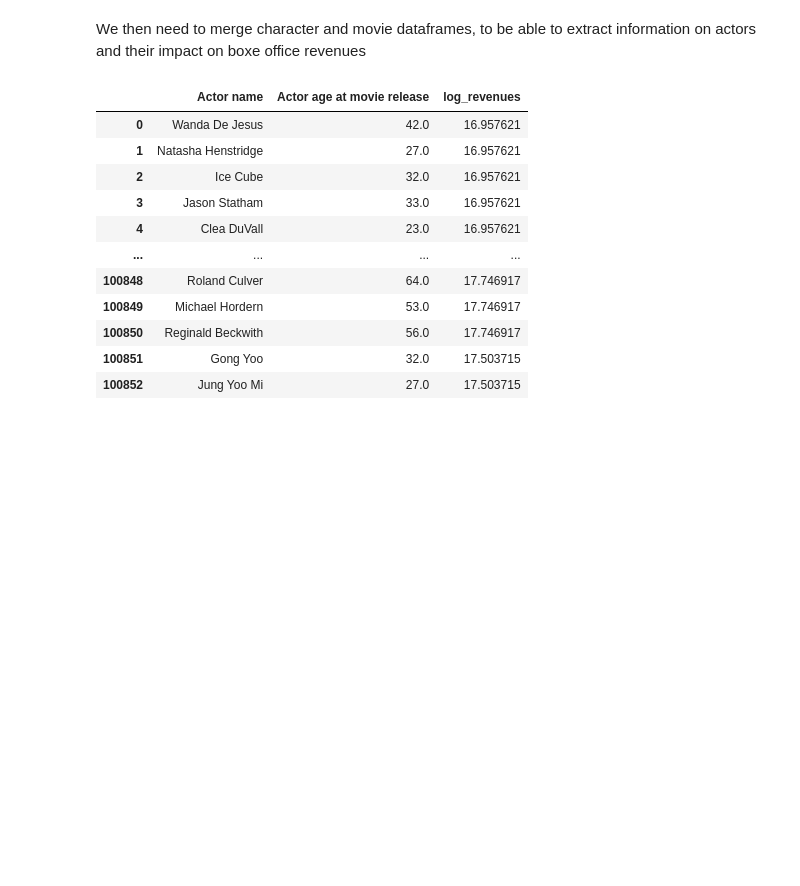
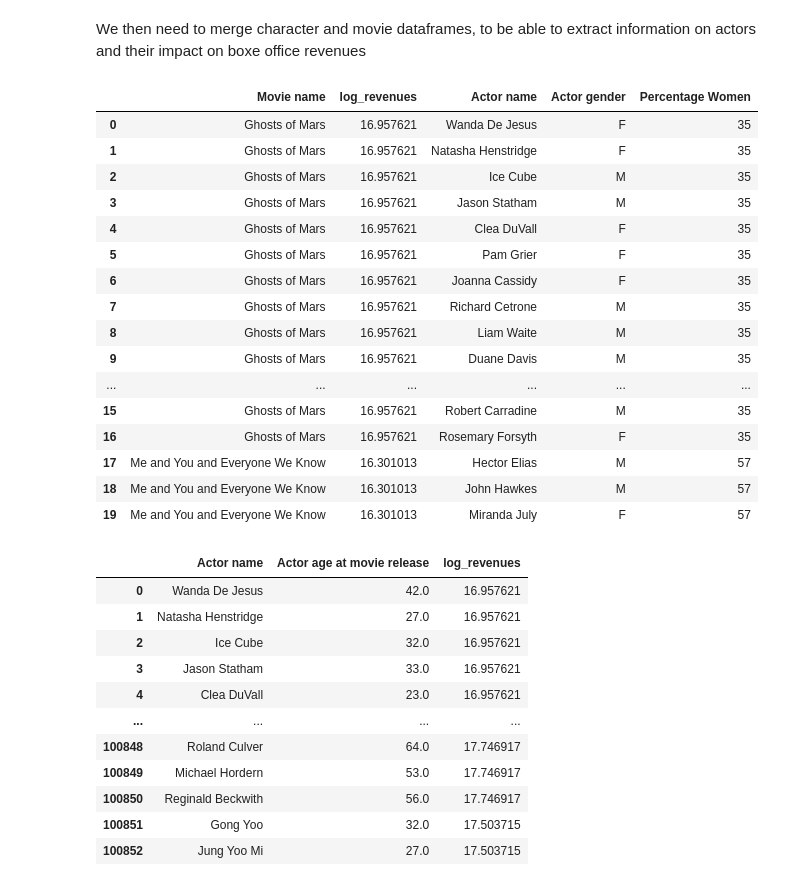
Before and after one commit to epfl-ada/ada-2023-project-adaflix, a Jupyter notebook: garik_notebook.ipynb, the cells around one changed output. Cells and saved outputs as stored; diff of their text form; code cells hidden in the pictures; blank space fills up the shorter version.

```diff
--- a/garik_notebook.ipynb
+++ b/garik_notebook.ipynb
@@ -129,5 +128,35 @@ We then need to merge character and movie dataframes, to be able to extract info
 # Merging character_df and movie_with_inflation DataFrames on 'Wikipedia movie ID'
 # Dropping the 'Movie release date' column from character_df to avoid duplicate columns after the merge
 character_movie_merged_df = pd.merge(character_df.drop(['Movie release date'],axis=1), movie_with_inflation, on=['Wikipedia movie ID'])
+# %%
+actor_gender_movie_df = character_movie_merged_df[['Movie name','log_revenues','Actor name','Actor gender']].copy()
+# %%
+actor_gender_movie_df.dropna(inplace=True)
+# %%
+actor_gender_movie_df['Percentage Women'] = (actor_gender_movie_df.groupby('Movie name')['Actor gender']
+                                              .transform(lambda x: (x == 'F').mean() * 100)
+                                              .fillna(0)  # Fill NaN with 0
+                                              .astype(int)  # Ensure the column is of float type
+                                             )
+# %%
+actor_gender_movie_df.head(20)
+# %% [output]
+|  | Movie name | log_revenues | Actor name | Actor gender | Percentage Women |
+| 0 | Ghosts of Mars | 16.957621 | Wanda De Jesus | F | 35 |
+| 1 | Ghosts of Mars | 16.957621 | Natasha Henstridge | F | 35 |
+| 2 | Ghosts of Mars | 16.957621 | Ice Cube | M | 35 |
+| 3 | Ghosts of Mars | 16.957621 | Jason Statham | M | 35 |
+| 4 | Ghosts of Mars | 16.957621 | Clea DuVall | F | 35 |
+| 5 | Ghosts of Mars | 16.957621 | Pam Grier | F | 35 |
+| 6 | Ghosts of Mars | 16.957621 | Joanna Cassidy | F | 35 |
+| 7 | Ghosts of Mars | 16.957621 | Richard Cetrone | M | 35 |
+| 8 | Ghosts of Mars | 16.957621 | Liam Waite | M | 35 |
+| 9 | Ghosts of Mars | 16.957621 | Duane Davis | M | 35 |
+| ... | ... | ... | ... | ... | ... |
+| 15 | Ghosts of Mars | 16.957621 | Robert Carradine | M | 35 |
+| 16 | Ghosts of Mars | 16.957621 | Rosemary Forsyth | F | 35 |
+| 17 | Me and You and Everyone We Know | 16.301013 | Hector Elias | M | 57 |
+| 18 | Me and You and Everyone We Know | 16.301013 | John Hawkes | M | 57 |
+| 19 | Me and You and Everyone We Know | 16.301013 | Miranda July | F | 57 |
 # %%
 # Creating a DataFrame with actor gender, actor name, and log_revenues from the merged DataFrame
```
Also changed, not shown: parts of 9 cells of this notebook.
